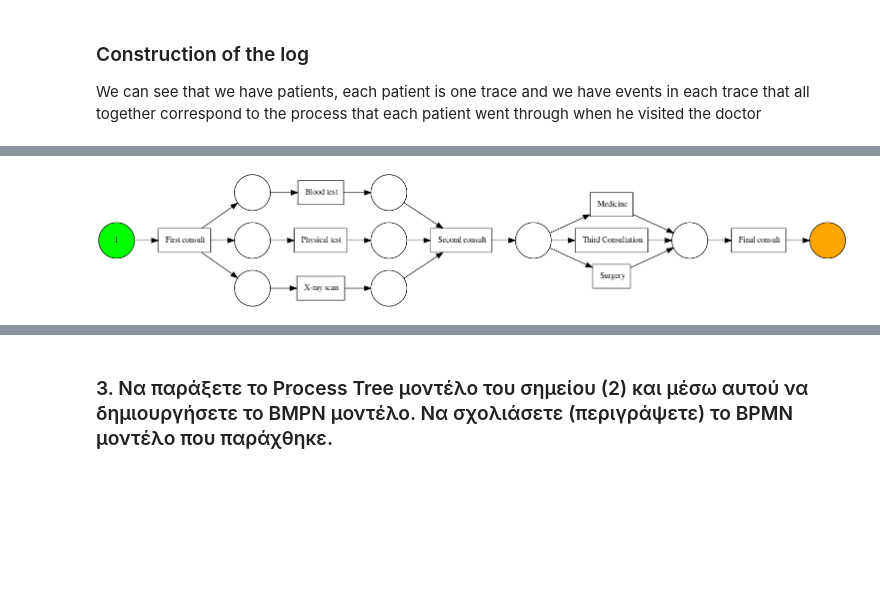
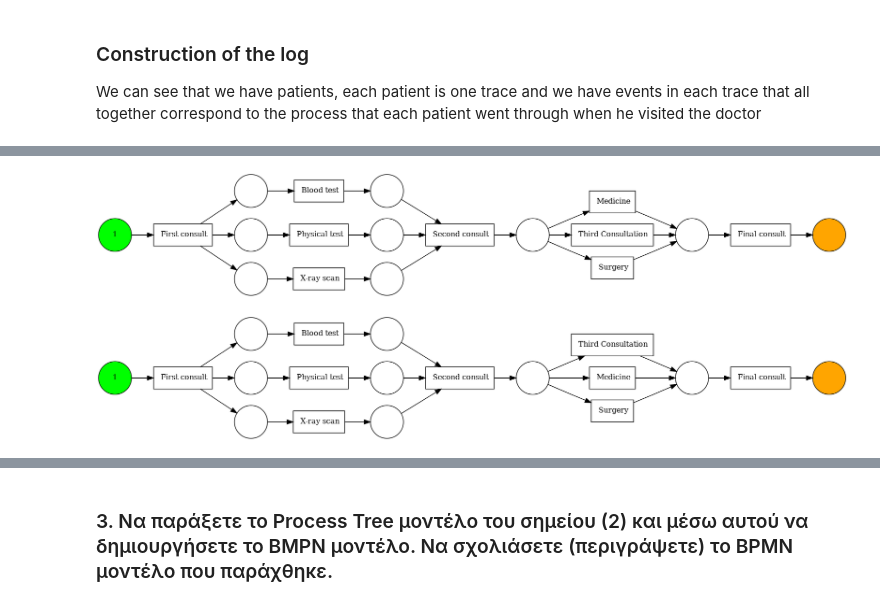
Before and after one commit to christoschr97/CEI521-ProcessMining, a Jupyter notebook: src/Project_source_code.ipynb, the cells around one changed output, grey strips where cells are left out. Drawn from its saved outputs; the diff is of its cells as text; code cells hidden in the pictures; blank space fills up the shorter version.

```diff
--- a/src/Project_source_code.ipynb
+++ b/src/Project_source_code.ipynb
@@ -80,9 +93,13 @@ net, initial_marking, final_marking = alpha_miner.apply(data)
+# %%
+petri_net, initial_marking, final_marking = alpha_miner.apply(data)
+graph = pn_visualizer.apply(petri_net, initial_marking, final_marking)
+pn_visualizer.view(graph)
+# %% [output]
+[figure, added]
 # %%
-## Import the petrinet visualizer object
 from pm4py.visualization.petrinet import visualizer as pn_visualizer
-
-# Visualise
-gviz = pn_visualizer.apply(net, initial_marking, final_marking)
-pn_visualizer.view(gviz)
+petri_net, initial_marking, final_marking = pm4py.discover_petri_net_alpha(data)
+graph = pn_visualizer.apply(petri_net, initial_marking, final_marking)
+pn_visualizer.view(graph)
 # %% [output]
-[figure, old version]
+[figure, new version]
```
Also changed, not shown: parts of 6 cells of this notebook, 4 other files.
